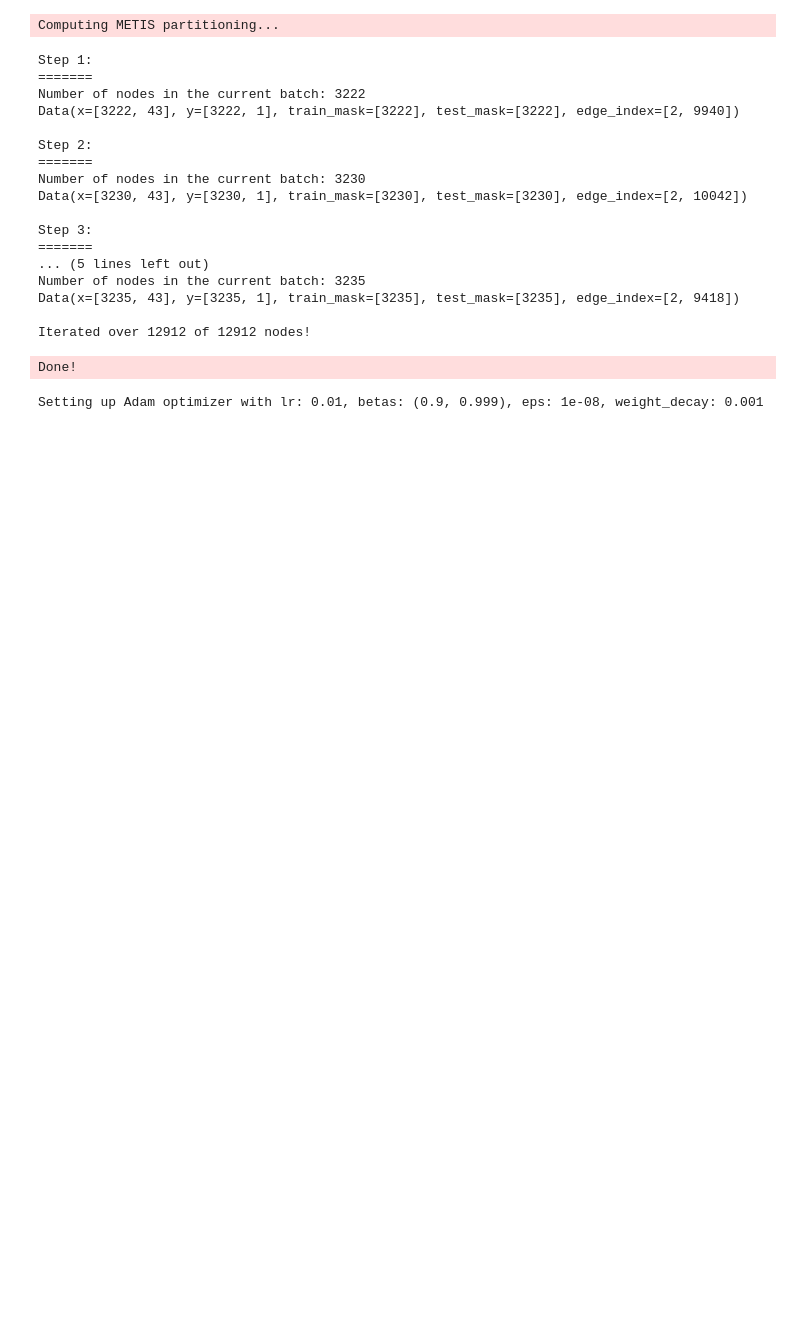
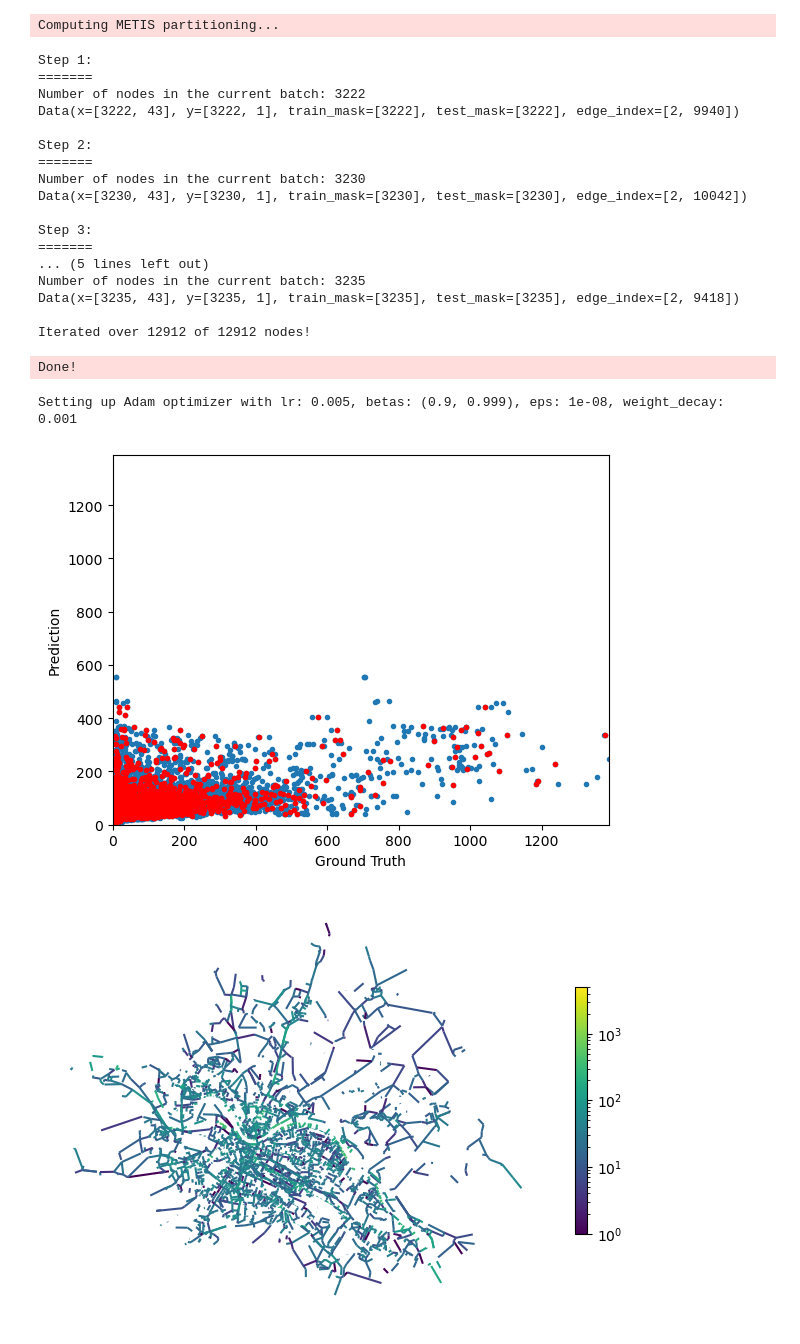
Before and after one commit to Wen-ChuangChou/Predict-Bike-Traffic, a Jupyter notebook: GATConv_FA_batch.ipynb, the cells around one changed output. Cells and saved outputs as stored; diff of their text form; code cells hidden in the pictures; blank space fills up the shorter version.

```diff
--- a/GATConv_FA_batch.ipynb
+++ b/GATConv_FA_batch.ipynb
@@ -34,7 +34,7 @@ from utils.config import SIGNATURE
 
 class OptimizerType(Enum):
     ADAM = {
-        "learning_rate": 0.01,
+        "learning_rate": 0.005,
         "betas": (0.9, 0.999),
         "eps": 1e-08,
         "weight_decay": 0.001,
@@ -48,12 +48,13 @@ class OptimizerType(Enum):
 
 params = {
     "train_ratio": 0.8,
-    "num_hidden_channels": 12,
+    "num_hidden_channels": 16,
     "GNN_dropout_rate": 0.1,
-    "head_num": 3,
+    "head_num": 6,
     #0:Adam, 1:SGD
     "optimizer": OptimizerType.ADAM,  # or OptimizerType.SGD
-    "num_layers": 6,
+    "num_layers": 3,
+    "batch_size": 128,
     #  the learning rate of each parameter group using a cosine annealing schedule
     "scheduler": False
     # "scheduler_gamma": [0.8],
@@ -176,6 +177,9 @@ time_tag = now.strftime("%m%d_%H%M")
 
 data.train_mask = torch.rand(data.num_nodes) < params["train_ratio"]
 data.test_mask = ~data.train_mask
-train_mask_path = Path().resolve(
-) / "data" / "mask" / f"{file_name}_{time_tag}.npy"
-np.save(train_mask_path, data.train_mask)
+# fig_path = Path().resolve() / "data" / "image"
+# fig_path.mkdir(parents=True, exist_ok=True)
+# plt.savefig(fig_path / f"{file_name}.svg", format="svg")
+mask_path = Path().resolve() / "data" / "mask"
+mask_path.mkdir(parents=True, exist_ok=True)
+np.save(mask_path / f"{file_name}_{time_tag}.npy", data.train_mask)
@@ -256,7 +256,7 @@ from torch_geometric.loader import ClusterData, ClusterLoader
 torch.manual_seed(12345)
 cluster_data = ClusterData(data, num_parts=512)  # 1. Create subgraphs. 128
 train_loader = ClusterLoader(
-    cluster_data, batch_size=128,
+    cluster_data, batch_size=params["batch_size"],
     shuffle=True)  # 2. Stochastic partioning scheme. 32
 
 print()
@@ -414,7 +418,15 @@ def animation():
 
     animation_count += 1
 # %%
-# model = GCN(hidden_channels)
+# train parameters
+max_epoch = 10
+max_early_stopping_counter = 500
+# best_train_loss = 100000
+best_test_loss = 100000
+nocheck_until = 3000
+early_stopping_counter = 0
+# animation setting
+animatiing_results = False
 
 # Use GPU
 device = torch.device("cuda:0" if torch.cuda.is_available() else "cpu")
@@ -453,16 +465,6 @@ if params["scheduler"] == True:
 
 # Define loss function
 criterion = MSELoss()
-
-# animation setting
-animatiing_results = False
-
-max_epoch = 5001
-max_early_stopping_counter = 500
-# best_train_loss = 100000
-best_test_loss = 100000
-nocheck_until = 3000
-early_stopping_counter = 0
 
 # train_losses = []
 # test_losses = []
@@ -576,38 +578,39 @@ with mlflow.start_run() as run:
     plt.plot(pair_predict[:, 0], pair_predict[:, 1], "o", markersize=3)
     plt.plot(pair_predict[data.test_mask, 0],
              pair_predict[data.test_mask, 1],
              "or",
              markersize=3)
     plt.xlabel("Ground Truth")
     plt.ylabel("Prediction")
     plt.xlim([0, max(pair_predict[:, 0])])
     plt.ylim([0, max(pair_predict[:, 0])])
     plt.savefig(result_path, format="svg")
     plt.show()
 
     lines = [
         LineString([node_loc[node[0]], node_loc[node[1]]])
         for node in lineGraph.nodes
     ]
     readout_gdf = gpd.GeoDataFrame({
         "error": error.ravel(),
         "geometry": lines
     },
                                    crs="EPSG:4839")
 
     fig, ax = plt.subplots(1, 1, figsize=(8, 8))
-    readout_gdf.plot(
-        column="error",
-        ax=ax,
-        legend=True,
-        legend_kwds={"shrink": 0.4},
-        # norm=colors.LogNorm(vmin=1, vmax=1200)
-    )
+    readout_gdf.plot(column="error",
+                     ax=ax,
+                     legend=True,
+                     legend_kwds={"shrink": 0.4},
+                    #  norm=colors.LogNorm(vmin=1, vmax=5000)
+                     )
     ax.set_axis_off()
     plt.savefig(result_Emap_path, format="svg")
     plt.show()
 
     mlflow.log_artifact(result_path)
     mlflow.log_artifact(result_Emap_path)
 # %% [output]
-Setting up Adam optimizer with lr: 0.01, betas: (0.9, 0.999), eps: 1e-08, weight_decay: 0.001
+Setting up Adam optimizer with lr: 0.005, betas: (0.9, 0.999), eps: 1e-08, weight_decay: 0.001
+[figure, added]
+[figure, added]
```
Also changed, not shown: parts of 8 cells of this notebook.
